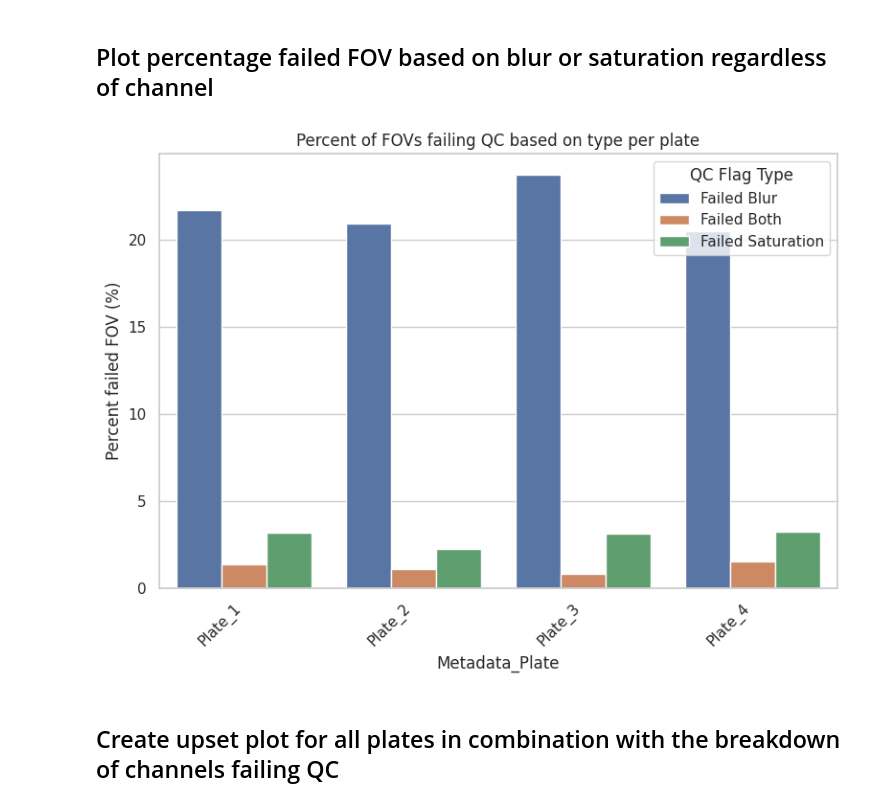
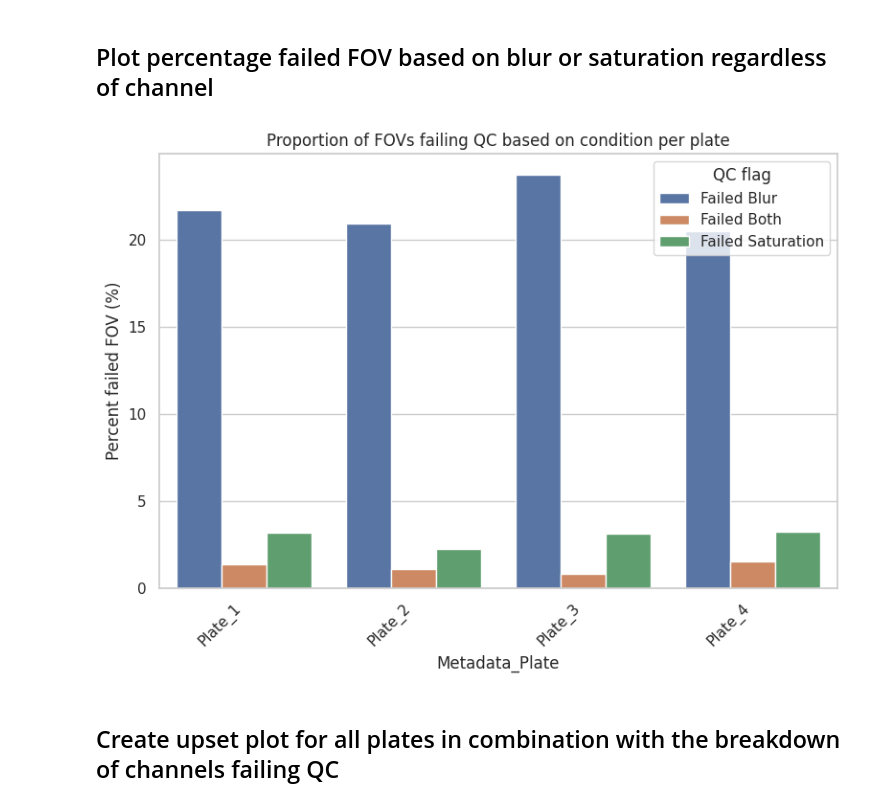
Before and after one commit to WayScience/targeted_fibrosis_drug_screen, a Jupyter notebook: 1.illumination_correction/qc_update/1.qc_report.ipynb, the cells around one changed output. Saved outputs shown, nothing was run; the diff lists cells and outputs as text; code cells hidden in the pictures.

```diff
--- a/1.illumination_correction/qc_update/1.qc_report.ipynb
+++ b/1.illumination_correction/qc_update/1.qc_report.ipynb
@@ -202,36 +202,36 @@ flag_counts["QC_Flag"] = flag_counts["QC_Flag"].map(
 
 # Count total per plate per flag type
 total_counts = (
     flag_counts.groupby(["Metadata_Plate", "QC_Flag"]).size().reset_index(name="Total")
 )
 
 # Count number of failed flags
 fail_counts = (
     flag_counts[flag_counts["Flagged"]]
     .groupby(["Metadata_Plate", "QC_Flag"])
     .size()
     .reset_index(name="Failed")
 )
 
 # Merge and compute percentage
 qc_summary = pd.merge(
     total_counts, fail_counts, on=["Metadata_Plate", "QC_Flag"], how="left"
 ).fillna(0)
 qc_summary["Percent_Failed"] = (qc_summary["Failed"] / qc_summary["Total"]) * 100
 
 # Plot
 sns.set(style="whitegrid")
 plt.figure(figsize=(8, 6))
 sns.barplot(data=qc_summary, x="Metadata_Plate", y="Percent_Failed", hue="QC_Flag")
 plt.xticks(rotation=45, ha="right")
 plt.ylabel("Percent failed FOV (%)")
-plt.title("Percent of FOVs failing QC based on type per plate")
-plt.legend(title="QC Flag Type")
+plt.title("Proportion of FOVs failing QC based on condition per plate")
+plt.legend(title="QC flag")
 plt.tight_layout()
 plt.savefig(output_directory / "qc_failure_rate_by_flag_type_per_plate.png", dpi=500)
 plt.show()
 # %% [output]
-[figure, old version]
+[figure, new version]
 # %% [markdown]
 ## Create upset plot for all plates in combination with the breakdown of channels failing QC
 # %%
```
Also changed, not shown: parts of 3 cells of this notebook, 8 other files.
